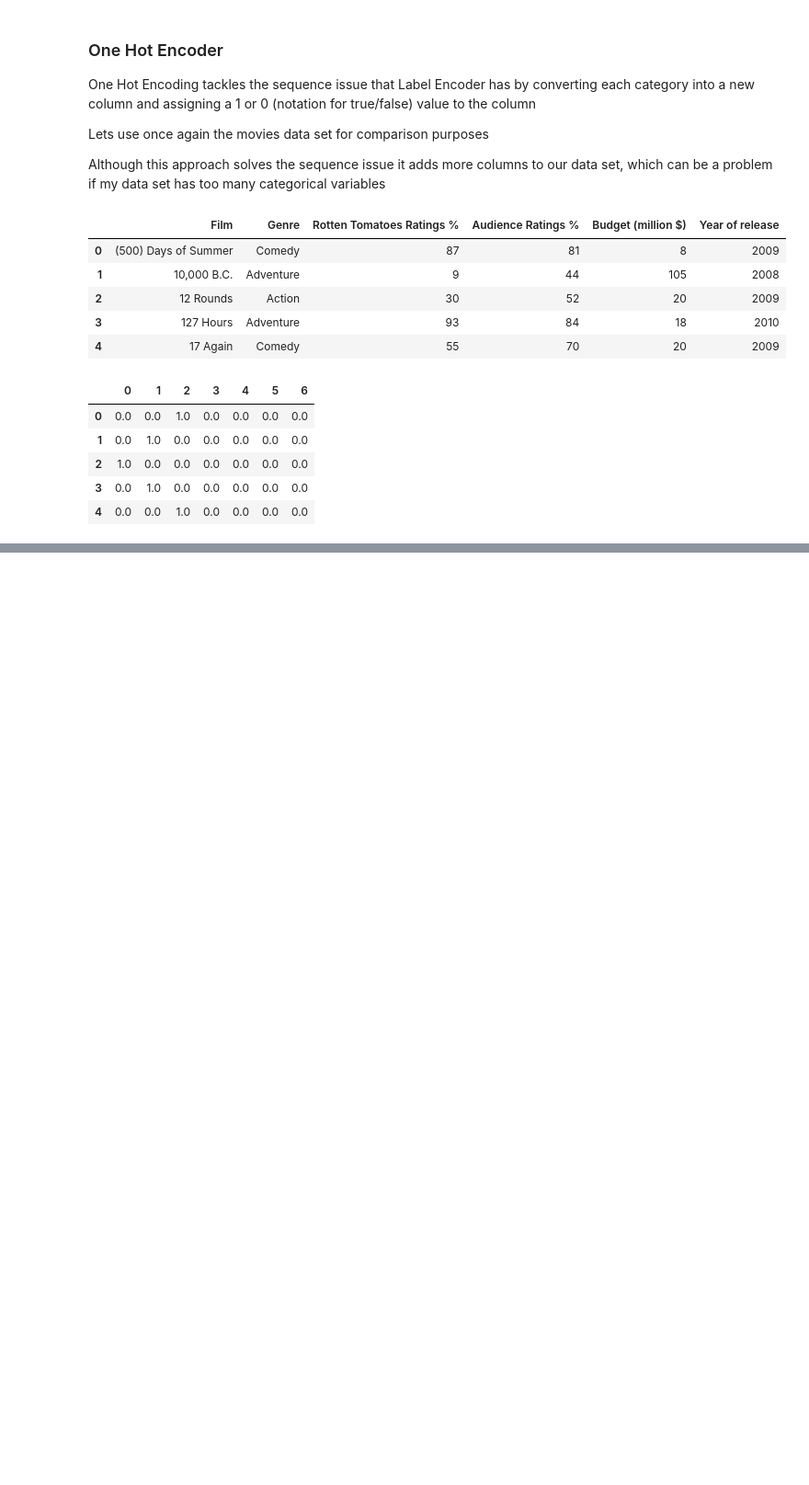
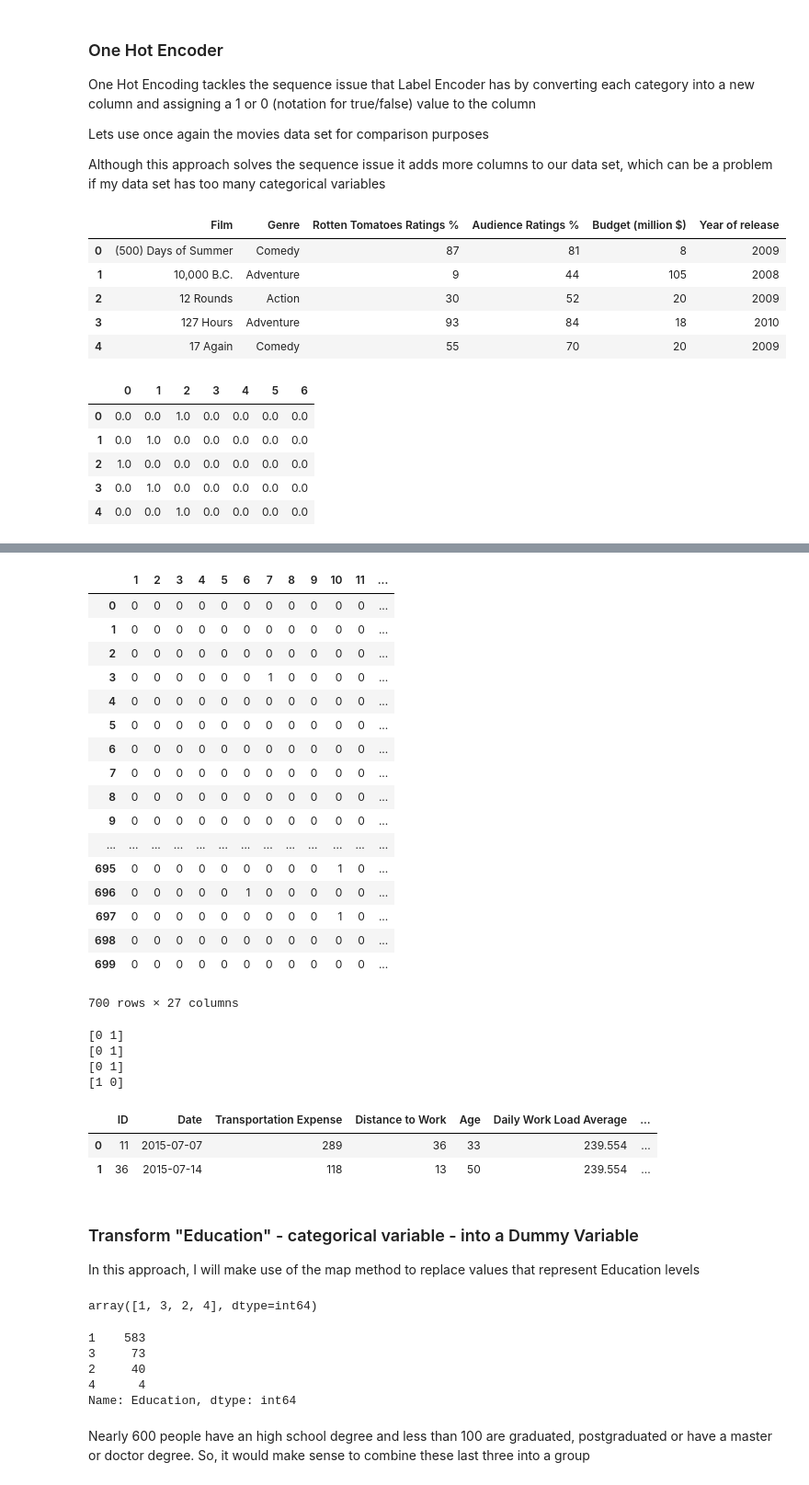
Before and after one commit to filipebodas/python_notes, a Jupyter notebook: python_notes_3.ipynb, the cells around one changed output, grey strips where cells are left out. Shown at 92% size. Cells and saved outputs as stored; diff of their text form; code cells hidden in the pictures; blank space fills up the shorter version.

```diff
--- a/python_notes_3.ipynb
+++ b/python_notes_3.ipynb
@@ -1341,0 +1397,2 @@ movies_1.head()
+# %%
+dum_reason_columns['check'] = dum_reason_columns.sum(axis = 1)
@@ -1341,0 +1407,2 @@ movies_1.head()
+# %%
+dum_reason_columns = dum_reason_columns.drop(['check'], axis =1)
@@ -1341,0 +1430,22 @@ movies_1.head()
+# %%
+# Drop Reason 0
+dum_reason_columns.drop(0, axis = 1)
+# %% [output]
+|  | 1 | 2 | 3 | 4 | 5 | 6 | 7 | 8 | 9 | 10 | 11 | ... |
+| 0 | 0 | 0 | 0 | 0 | 0 | 0 | 0 | 0 | 0 | 0 | 0 | ... |
+| 1 | 0 | 0 | 0 | 0 | 0 | 0 | 0 | 0 | 0 | 0 | 0 | ... |
+| 2 | 0 | 0 | 0 | 0 | 0 | 0 | 0 | 0 | 0 | 0 | 0 | ... |
+| 3 | 0 | 0 | 0 | 0 | 0 | 0 | 1 | 0 | 0 | 0 | 0 | ... |
+| 4 | 0 | 0 | 0 | 0 | 0 | 0 | 0 | 0 | 0 | 0 | 0 | ... |
+| 5 | 0 | 0 | 0 | 0 | 0 | 0 | 0 | 0 | 0 | 0 | 0 | ... |
+| 6 | 0 | 0 | 0 | 0 | 0 | 0 | 0 | 0 | 0 | 0 | 0 | ... |
+| 7 | 0 | 0 | 0 | 0 | 0 | 0 | 0 | 0 | 0 | 0 | 0 | ... |
+| 8 | 0 | 0 | 0 | 0 | 0 | 0 | 0 | 0 | 0 | 0 | 0 | ... |
+| 9 | 0 | 0 | 0 | 0 | 0 | 0 | 0 | 0 | 0 | 0 | 0 | ... |
+| ... | ... | ... | ... | ... | ... | ... | ... | ... | ... | ... | ... | ... |
+| 695 | 0 | 0 | 0 | 0 | 0 | 0 | 0 | 0 | 0 | 1 | 0 | ... |
+| 696 | 0 | 0 | 0 | 0 | 0 | 1 | 0 | 0 | 0 | 0 | 0 | ... |
+| 697 | 0 | 0 | 0 | 0 | 0 | 0 | 0 | 0 | 0 | 1 | 0 | ... |
+| 698 | 0 | 0 | 0 | 0 | 0 | 0 | 0 | 0 | 0 | 0 | 0 | ... |
+| 699 | 0 | 0 | 0 | 0 | 0 | 0 | 0 | 0 | 0 | 0 | 0 | ... |
+700 rows × 27 columns
@@ -1341,0 +1466,19 @@ movies_1.head()
+# %%
+#Double check our unique values ---> it should be 0 and 1
+print(reason_type_1.unique())
+print(reason_type_2.unique())
+print(reason_type_3.unique())
+print(reason_type_4.unique())
+# %% [output]
+[0 1]
+[0 1]
+[0 1]
+[1 0]
+# %%
+# Concatenate to our data frame
+absent = pd.concat([absent, reason_type_1, reason_type_2, reason_type_3, reason_type_4], axis = 1)
+absent.head(2)
+# %% [output]
+|  | ID | Date | Transportation Expense | Distance to Work | Age | Daily Work Load Average | ... |
+| 0 | 11 | 2015-07-07 | 289 | 36 | 33 | 239.554 | ... |
+| 1 | 36 | 2015-07-14 | 118 | 13 | 50 | 239.554 | ... |
@@ -1341,0 +1487,20 @@ movies_1.head()
+# %% [markdown]
+### Transform "Education" - categorical variable - into a Dummy Variable
+
+In this approach, I will make use of the map method to replace values that represent Education levels
+# %%
+# See all values of this variable
+absent['Education'].unique()
+# %% [output]
+array([1, 3, 2, 4], dtype=int64)
+# %%
+# Distribution of the data through the 4 levels of Education
+absent['Education'].valuescounts()
+# %% [output]
+1    583
+3     73
+2     40
+4      4
+Name: Education, dtype: int64
+# %% [markdown]
+Nearly 600 people have an high school degree and less than 100 are graduated, postgraduated or have a master or doctor degree. So, it would make sense to combine these last three into a group
```
Also changed, not shown: parts of 36 cells of this notebook.
